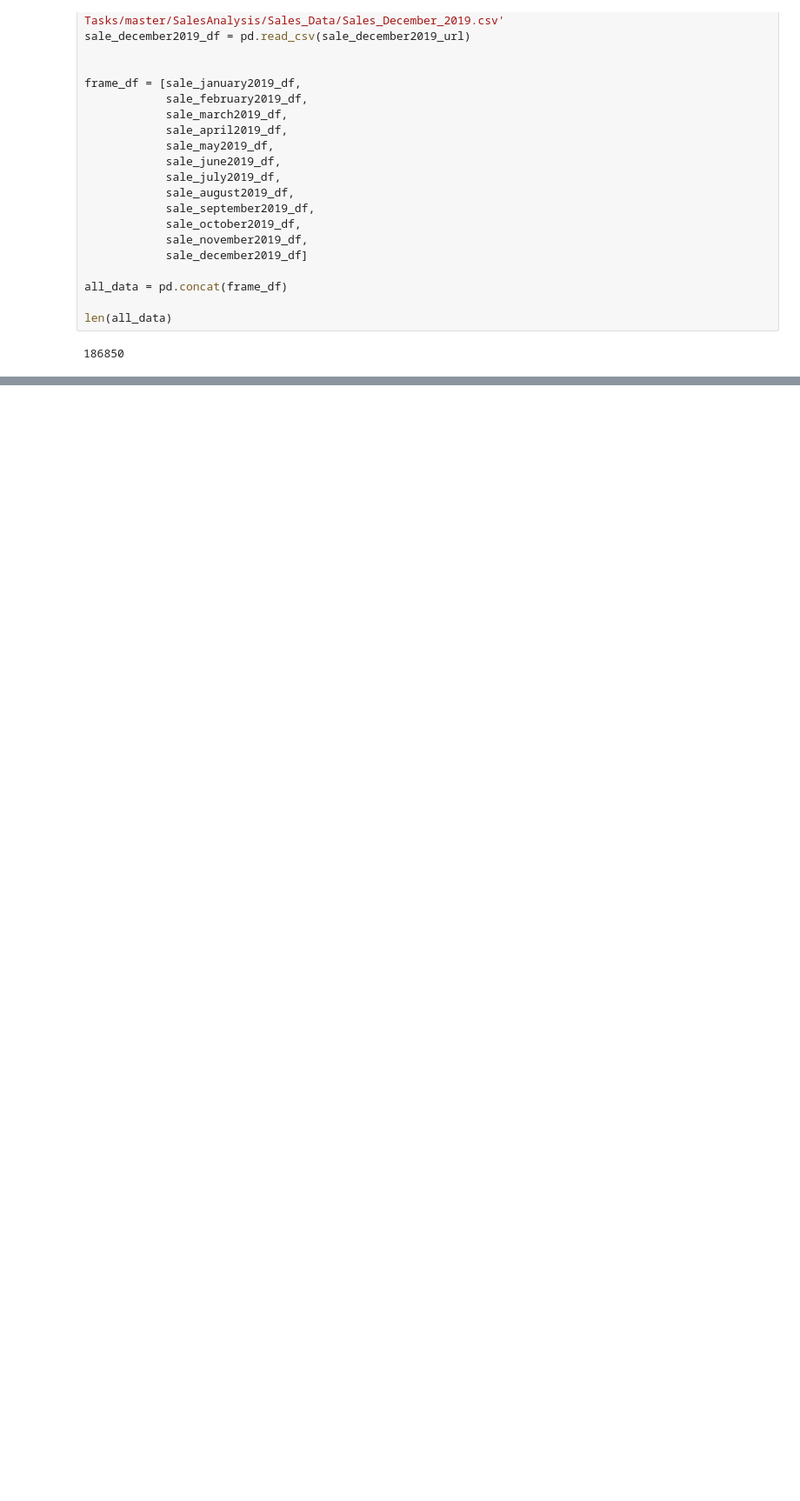
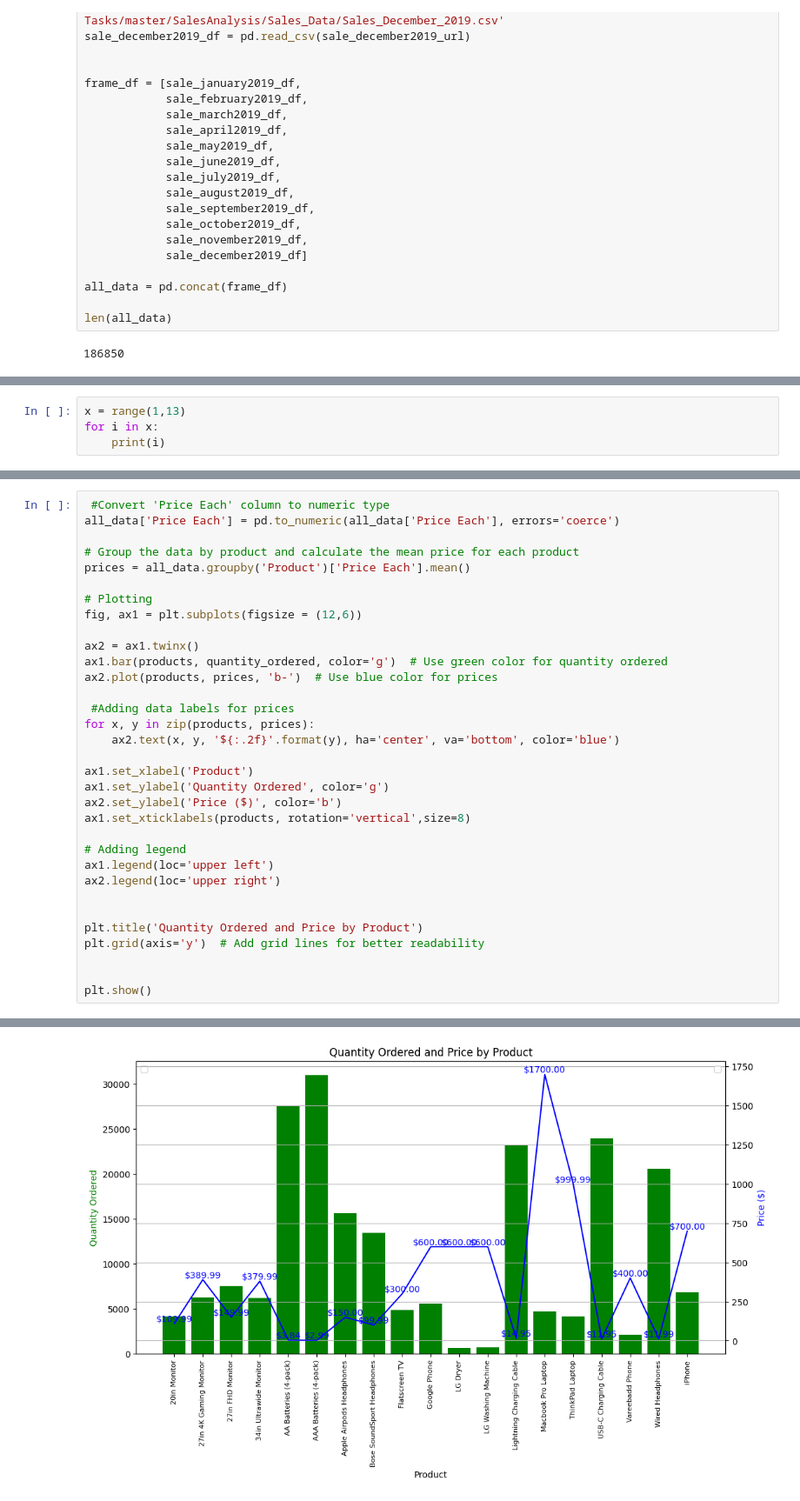
Before and after one commit to HarryBoy127/best-buy-sales-analysis, a Jupyter notebook: notebook/sale_analysis.ipynb, the cells around one changed output, grey strips where cells are left out. Shown: that part at 87% size. Drawn from its saved outputs; the diff is of its cells as text; blank space fills up the shorter version.

```diff
--- a/notebook/sale_analysis.ipynb
+++ b/notebook/sale_analysis.ipynb
@@ -342,0 +170,4 @@ plt.show()
+# %%
+x = range(1,13)
+for i in x:
+    print(i)
@@ -342,0 +369,34 @@ plt.show()
+# %%
+ #Convert 'Price Each' column to numeric type
+all_data['Price Each'] = pd.to_numeric(all_data['Price Each'], errors='coerce')
+
+# Group the data by product and calculate the mean price for each product
+prices = all_data.groupby('Product')['Price Each'].mean()
+
+# Plotting
+fig, ax1 = plt.subplots(figsize = (12,6))
+
+ax2 = ax1.twinx()
+ax1.bar(products, quantity_ordered, color='g')  # Use green color for quantity ordered
+ax2.plot(products, prices, 'b-')  # Use blue color for prices
+
+ #Adding data labels for prices
+for x, y in zip(products, prices):
+    ax2.text(x, y, '${:.2f}'.format(y), ha='center', va='bottom', color='blue')
+
+ax1.set_xlabel('Product')
+ax1.set_ylabel('Quantity Ordered', color='g')
+ax2.set_ylabel('Price ($)', color='b')
+ax1.set_xticklabels(products, rotation='vertical',size=8)
+
+# Adding legend
+ax1.legend(loc='upper left')
+ax2.legend(loc='upper right')
+
+
+plt.title('Quantity Ordered and Price by Product')
+plt.grid(axis='y')  # Add grid lines for better readability
+
+
+plt.show()
+# %% [output]
@@ -342,0 +405 @@ plt.show()
+[figure, added]
```
Also changed, not shown: parts of 61 cells of this notebook, 15 other files.
